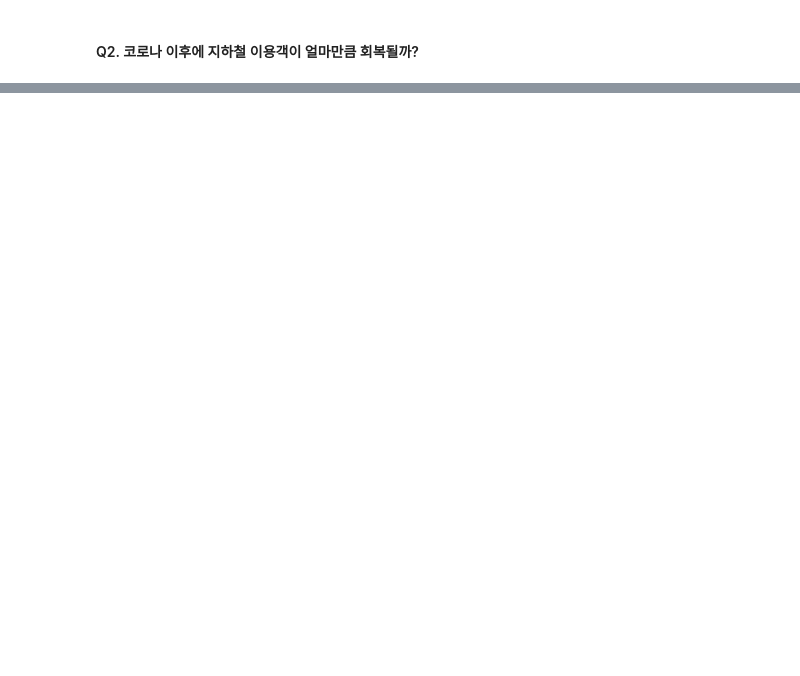
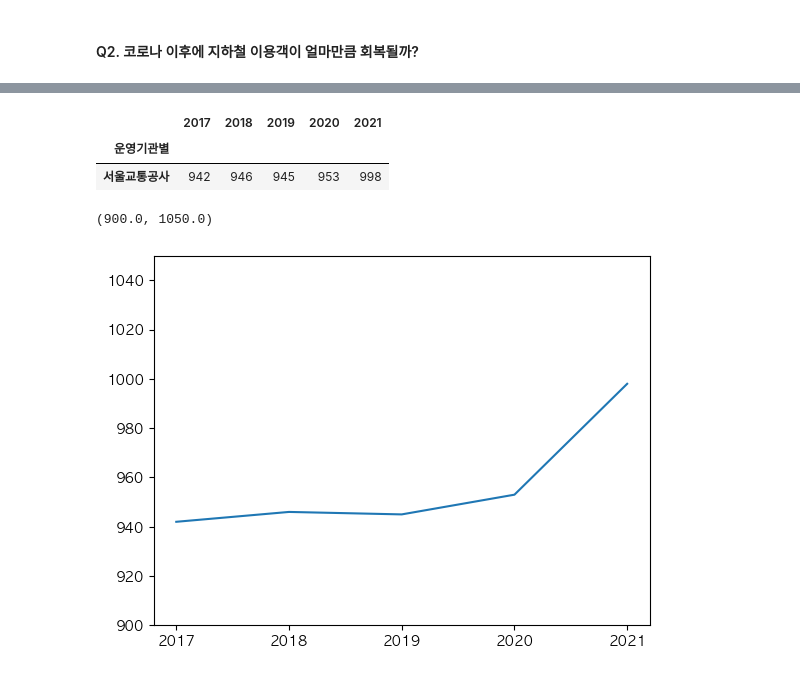
Before and after one commit to jmlee8939/seoul_metro_profit_analysis, a Jupyter notebook: EDA.ipynb, the cells around one changed output, grey strips where cells are left out. Saved outputs shown, nothing was run; the diff lists cells and outputs as text; code cells hidden in the pictures; blank space fills up the shorter version.

```diff
--- a/EDA.ipynb
+++ b/EDA.ipynb
@@ -154,0 +133,16 @@ csv2
+# %%
+df3 = pd.read_csv(os.getcwd() + "//data//data4.csv", header=0, encoding='euc-kr')
+df3.drop(index=0, inplace=True)
+df3.set_index('운영기관별', inplace=True)
+df3.iloc[0] = df3.iloc[0].astype(int)
+df3.head()
+# %% [output]
+|  | 2017 | 2018 | 2019 | 2020 | 2021 |
+| 운영기관별 |  |  |  |  |  |
+| 서울교통공사 | 942 | 946 | 945 | 953 | 998 |
+# %%
+plt.plot(df3.iloc[0])
+plt.ylim(900, 1050)
+# %% [output]
+(900.0, 1050.0)
+[figure, added]
```
Also changed, not shown: parts of 24 cells of this notebook, 3 other files.
